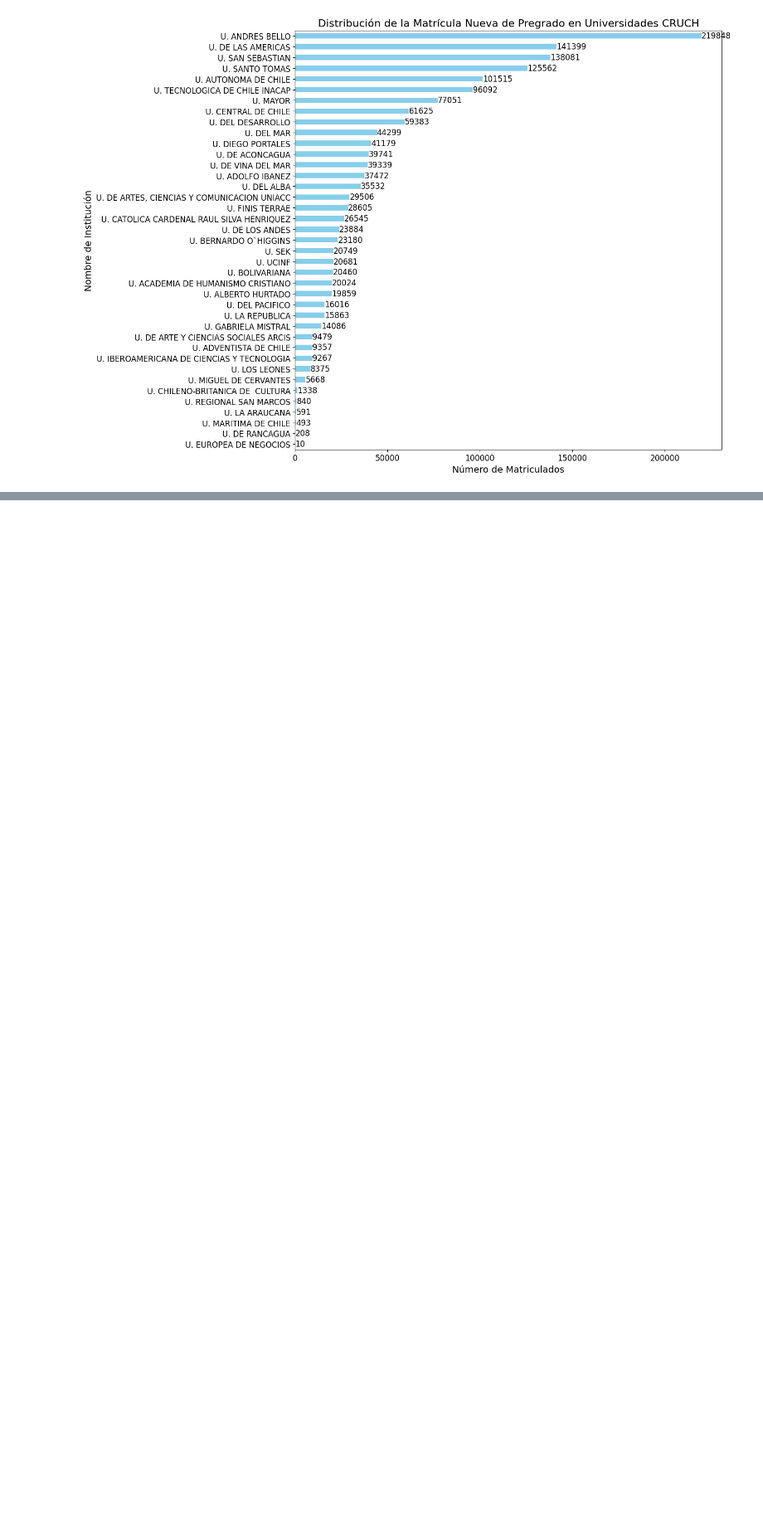
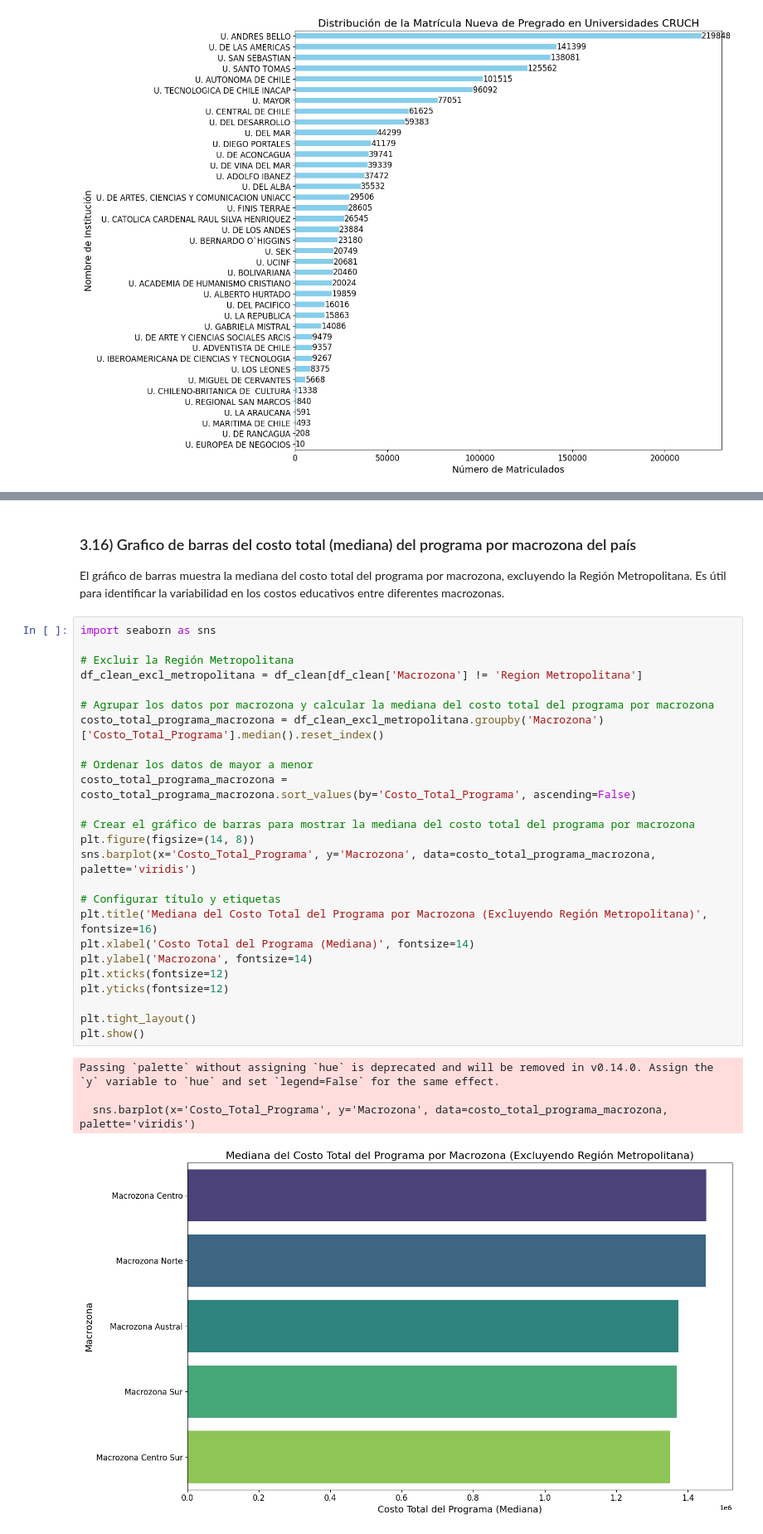
Before and after one commit to jcastilloc168/PythonUDD_ProyectoFinal, a Jupyter notebook: notebooks/03_Visualizacion.ipynb, the cells around one changed output, grey strips where cells are left out. Shown at 83% size. Saved outputs shown, nothing was run; the diff lists cells and outputs as text; blank space fills up the shorter version.

```diff
--- a/notebooks/03_Visualizacion.ipynb
+++ b/notebooks/03_Visualizacion.ipynb
@@ -424,0 +488,34 @@ plt.show()
+# %% [markdown]
+### 3.16) Grafico de barras del costo total (mediana) del programa por macrozona del país
+
+El gráfico de barras muestra la mediana del costo total del programa por macrozona, excluyendo la Región Metropolitana. Es útil para identificar la variabilidad en los costos educativos entre diferentes macrozonas.
+# %%
+import seaborn as sns
+
+# Excluir la Región Metropolitana
+df_clean_excl_metropolitana = df_clean[df_clean['Macrozona'] != 'Region Metropolitana']
+
+# Agrupar los datos por macrozona y calcular la mediana del costo total del programa por macrozona
+costo_total_programa_macrozona = df_clean_excl_metropolitana.groupby('Macrozona')['Costo_Total_Programa'].median().reset_index()
+
+# Ordenar los datos de mayor a menor
+costo_total_programa_macrozona = costo_total_programa_macrozona.sort_values(by='Costo_Total_Programa', ascending=False)
+
+# Crear el gráfico de barras para mostrar la mediana del costo total del programa por macrozona
+plt.figure(figsize=(14, 8))
+sns.barplot(x='Costo_Total_Programa', y='Macrozona', data=costo_total_programa_macrozona, palette='viridis')
+
+# Configurar título y etiquetas
+plt.title('Mediana del Costo Total del Programa por Macrozona (Excluyendo Región Metropolitana)', fontsize=16)
+plt.xlabel('Costo Total del Programa (Mediana)', fontsize=14)
+plt.ylabel('Macrozona', fontsize=14)
+plt.xticks(fontsize=12)
+plt.yticks(fontsize=12)
+
+plt.tight_layout()
+plt.show()
+# %% [output]
+Passing `palette` without assigning `hue` is deprecated and will be removed in v0.14.0. Assign the `y` variable to `hue` and set `legend=False` for the same effect.
+
+  sns.barplot(x='Costo_Total_Programa', y='Macrozona', data=costo_total_programa_macrozona, palette='viridis')
+[figure, added]
```
Also changed, not shown: parts of 8 cells of this notebook.
